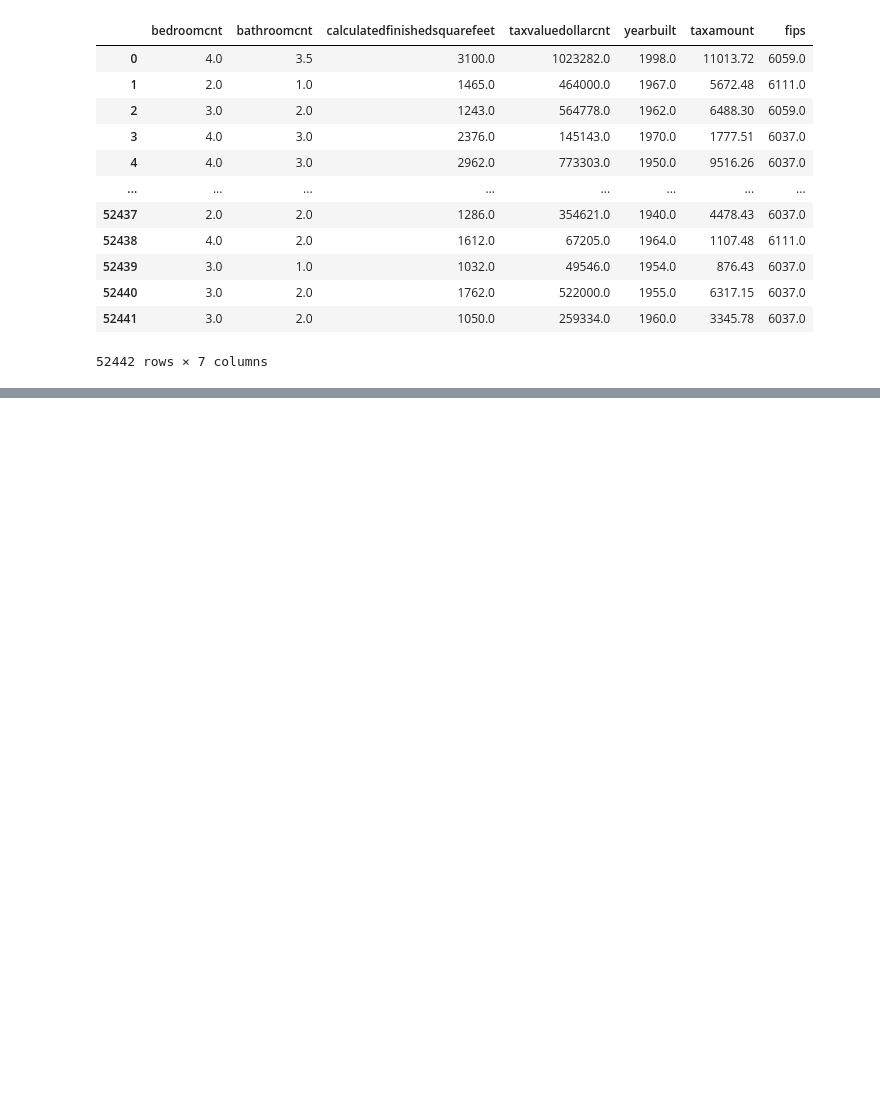
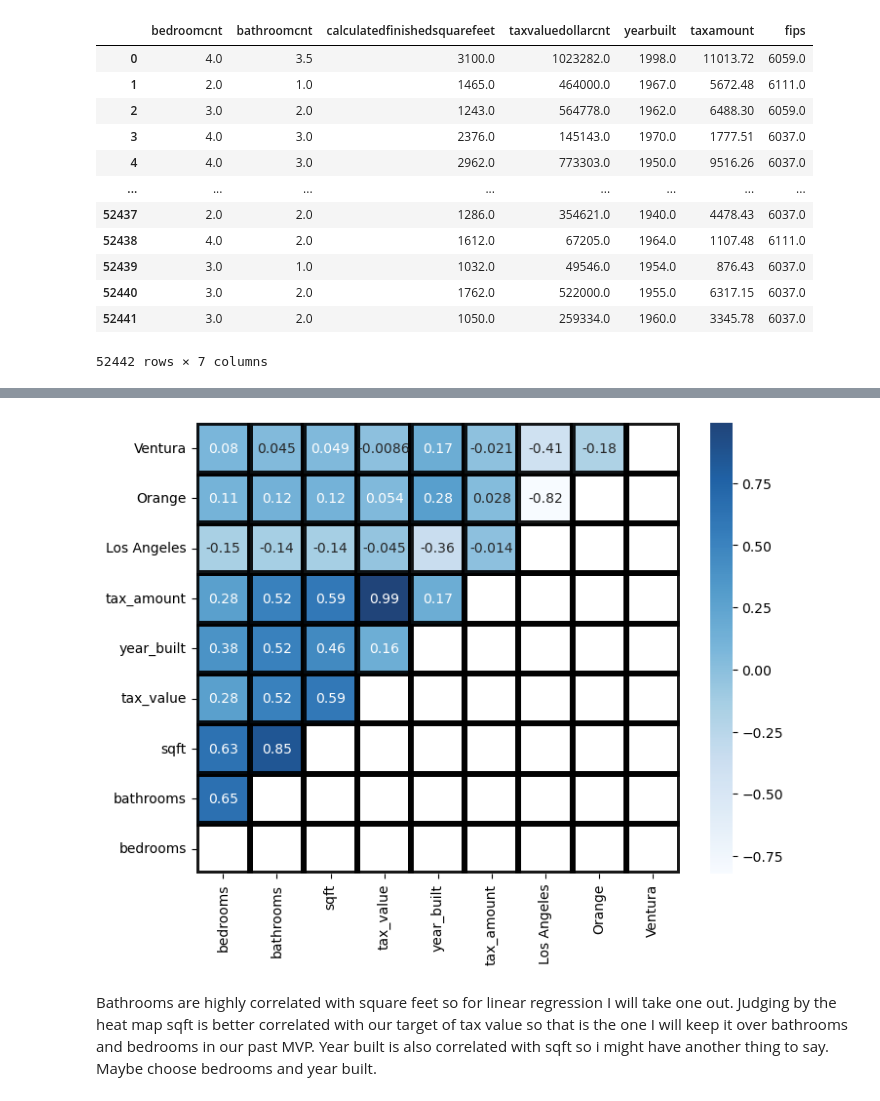
Before and after one commit to Alfred-W-S-Pirovits-Jr/regression-exercises, a Jupyter notebook: project_prelim.ipynb, the cells around one changed output, grey strips where cells are left out. Drawn from its saved outputs; the diff is of its cells as text; code cells hidden in the pictures; blank space fills up the shorter version.

```diff
--- a/project_prelim.ipynb
+++ b/project_prelim.ipynb
@@ -44,0 +117,3 @@ zillow_predictions
+# %%
+house_corr = train.corr()
+house_corr
@@ -44,0 +131,16 @@ zillow_predictions
+# %%
+# Pass my correlation matrix to Seaborn's heatmap.
+
+kwargs = {'alpha':.9,'linewidth':3, 'linestyle':'-',
+          'linecolor':'k','rasterized':False, 'edgecolor':'w',
+          'capstyle':'projecting',}
+
+plt.figure(figsize=(8,6))
+sns.heatmap(house_corr, cmap='Blues', annot=True, mask= np.triu(house_corr), **kwargs)
+plt.ylim(0, 9)
+
+plt.show()
+# %% [output]
+[figure, added]
+# %% [markdown]
+Bathrooms are highly correlated with square feet so for linear regression I will take one out.  Judging by the heat map sqft is better correlated with our target of tax value so that is the one I will keep it over bathrooms and bedrooms in our past MVP.  Year built is also correlated with sqft so i might have another thing to say.  Maybe choose bedrooms and year built.
```
Also changed, not shown: parts of 38 cells of this notebook.
